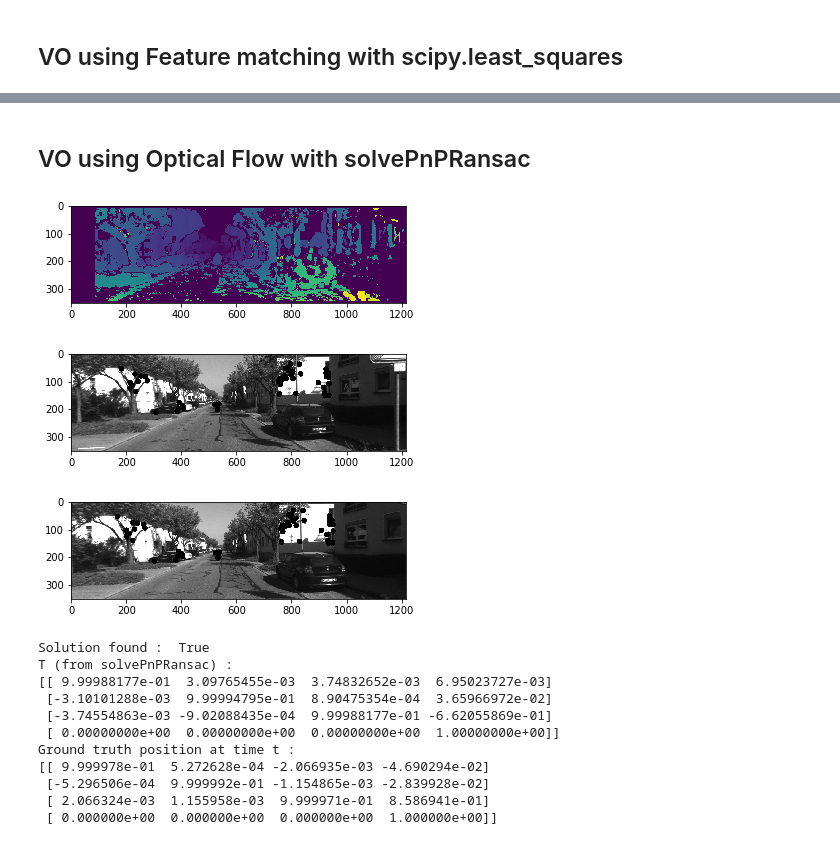
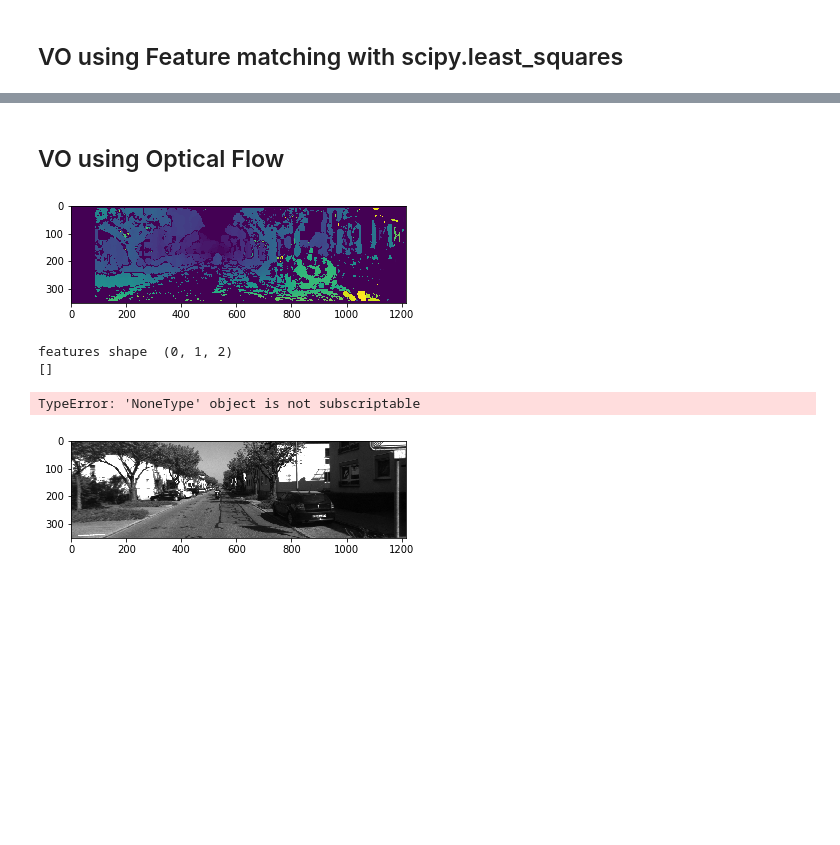
Before and after one commit to Madhan-Sureshbabu/Depth-Completion-from-Low-res-LiDAR-and-monocular-camera, a Jupyter notebook: Stereo Visual Odometry (Odometry dataset).ipynb, the cells around one changed output, grey strips where cells are left out. Cells and saved outputs as stored; diff of their text form; code cells hidden in the pictures; blank space fills up the shorter version.

```diff
--- a/Stereo Visual Odometry (Odometry dataset).ipynb
+++ b/Stereo Visual Odometry (Odometry dataset).ipynb
@@ -302,7 +331,7 @@ Ground truth position at time t :
  [ 2.066324e-03  1.155958e-03  9.999971e-01  8.586941e-01]
  [ 0.000000e+00  0.000000e+00  0.000000e+00  1.000000e+00]]
 # %% [markdown]
-## VO using Optical Flow with solvePnPRansac
+## VO using Optical Flow
 # %%
 left_odom_dataloader = Data_load('left')
 right_odom_dataloader = Data_load('right')
@@ -317,7 +346,7 @@ cam.getCameraParams(direc[-3]) # sceneId 00 - 10
 disp = compute_disparity_stereoOdomLoader(left_img_batch[0,:,:],right_img_batch[0,:,:],80)
 features = find_keypoints_stereoOdomLoader(left_img_batch[0,:,:],disp,feature_params,thresh,cam,disparity_threshold_low,disparity_threshold_high)
 features = np.squeeze(features)
-# print(features)
+print(features)
 # print("Num features : ",len(features))
 next_features, status, error = track_keypoints_stereoOdomLoader(left_img_batch[0,:,:],features,left_img_batch[1,:,:],lk_params_1)
 status = np.squeeze(status)
@@ -335,8 +364,8 @@ for i in range(len(features)):
 pts_2d_2 = np.asarray(pts_2d_2)
 
 
-image = left_img_batch[0,:,:]
-next_image = left_img_batch[1,:,:]
+image = np.copy(left_img_batch[0,:,:])
+next_image = np.copy(left_img_batch[1,:,:])
 for i in range(len(features)):
     cv2.circle(image,(features[i][0],features[i][1]),10,(0,0,0),-1)
     cv2.circle(next_image,(next_features[i][0],next_features[i][1]),10,(0,0,0),-1)
@@ -360,28 +389,35 @@ t = ret[2]
 
 # print(rmat)
 # print(t)
-r = genEulerXYZMatrix(ret[1][0][0],ret[1][1][0],ret[1][2][0])
-transf_matrix = np.hstack((r,ret[2]))
+r = genEulerZXZMatrix(-ret[1][0][0],-ret[1][1][0],-ret[1][2][0])
+transf_matrix = np.hstack((r,-ret[2]))
 transf_matrix = np.vstack((transf_matrix,np.asarray([0,0,0,1])))
 print("T (from solvePnPRansac) : ")
 print(transf_matrix)
+print("------")
 
+pts_3d_1 = np.hstack( (np.squeeze(pts_3d_1), np.ones(( len(pts_3d_1),1) )))
+pts_2d_2 = np.hstack( (np.squeeze(pts_2d_2), np.ones(( len(pts_2d_2),1) )))
+
+dSeed = np.zeros(len(pts_3d_1))
+opt = least_squares(func,dSeed,method='lm',verbose=0,args=(pts_3d_1,pts_2d_2,cam.P_left))
+R = genEulerZXZMatrix(opt.x[0],opt.x[1],opt.x[2])
+t = np.asarray([[opt.x[3]],[opt.x[4]],[opt.x[5]]])
+T = np.hstack((R,t))
+T = np.vstack((T,np.asarray([[0,0,0,1]])))
+print("T (from scipy least_squares) : ")
+print(T)
 
 print("Ground truth position at time t : ")
 T_ground_truth = read_ground_truth(direc,1)
 print(T_ground_truth)
 # %% [output]
 [figure]
-[figure, removed]
-[figure, removed]
-Solution found :  True
-T (from solvePnPRansac) :
-[[ 9.99988177e-01  3.09765455e-03  3.74832652e-03  6.95023727e-03]
- [-3.10101288e-03  9.99994795e-01  8.90475354e-04  3.65966972e-02]
- [-3.74554863e-03 -9.02088435e-04  9.99988177e-01 -6.62055869e-01]
- [ 0.00000000e+00  0.00000000e+00  0.00000000e+00  1.00000000e+00]]
-Ground truth position at time t :
-[[ 9.999978e-01  5.272628e-04 -2.066935e-03 -4.690294e-02]
- [-5.296506e-04  9.999992e-01 -1.154865e-03 -2.839928e-02]
- [ 2.066324e-03  1.155958e-03  9.999971e-01  8.586941e-01]
- [ 0.000000e+00  0.000000e+00  0.000000e+00  1.000000e+00]]
+features shape  (0, 1, 2)
+[]
+TypeError: 'NoneType' object is not subscriptable
+# %%
+plt.imshow(left_img_batch[0,:,:],'gray')
+plt.show()
+# %% [output]
+[figure, added]
```
Also changed, not shown: parts of 4 cells of this notebook, 4 other files.
